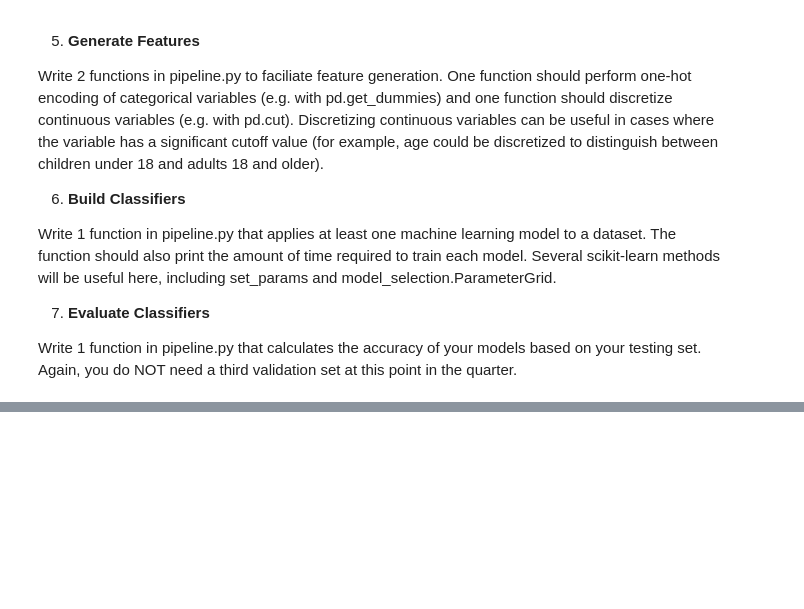
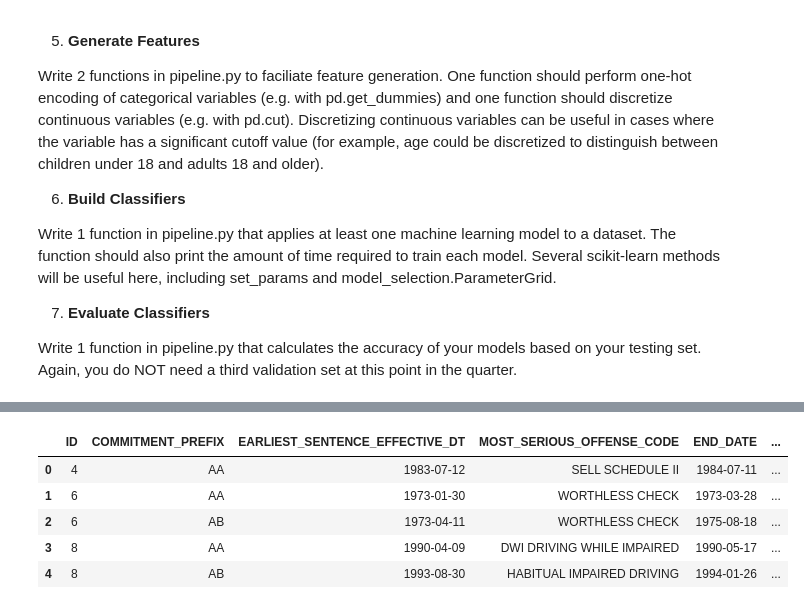
Before and after one commit to christi-liongson/covid_decarceration, a Jupyter notebook: files/features_split_preprocess.ipynb, the cells around one changed output, grey strips where cells are left out. Saved outputs shown, nothing was run; the diff lists cells and outputs as text; code cells hidden in the pictures; blank space fills up the shorter version.

```diff
--- a/files/features_split_preprocess.ipynb
+++ b/files/features_split_preprocess.ipynb
@@ -463,0 +521,23 @@ Write 1 function in pipeline.py that calculates the accuracy of your models base
+# %%
+# Most serious current offense v1
+#most_offenses = dataset_main_active.groupby("MOST_SERIOUS_OFFENSE_CODE").size().reset_index(name="count")
+most_offenses = dataset_main_active.groupby("MOST_SERIOUS_OFFENSE_CODE")['ID'].size().reset_index(name="count")
+most_offenses['PCT'] = most_offenses['count'] / dataset_main_active.shape[0]
+most_offenses = most_offenses.sort_values(by='PCT', ascending=False)
+most_offenses['CUMSUM'] = most_offenses['PCT'].cumsum()
+
+most_offenses['OFFENSE_CLEAN'] = most_offenses['MOST_SERIOUS_OFFENSE_CODE']
+most_offenses.loc[most_offenses['CUMSUM'] > 0.9,'OFFENSE_CLEAN'] = "OTHER"
+most_offenses = most_offenses.loc[:,['MOST_SERIOUS_OFFENSE_CODE','OFFENSE_CLEAN']]
+
+# Merge this back onto main dataset
+dataset_main_active = dataset_main_active.merge(most_offenses, how="left", on="MOST_SERIOUS_OFFENSE_CODE")
+# %%
+dataset_main_active.head()
+# %% [output]
+|  | ID | COMMITMENT_PREFIX | EARLIEST_SENTENCE_EFFECTIVE_DT | MOST_SERIOUS_OFFENSE_CODE | END_DATE | ... |
+| 0 | 4 | AA | 1983-07-12 | SELL SCHEDULE II | 1984-07-11 | ... |
+| 1 | 6 | AA | 1973-01-30 | WORTHLESS CHECK | 1973-03-28 | ... |
+| 2 | 6 | AB | 1973-04-11 | WORTHLESS CHECK | 1975-08-18 | ... |
+| 3 | 8 | AA | 1990-04-09 | DWI DRIVING WHILE IMPAIRED | 1990-05-17 | ... |
+| 4 | 8 | AB | 1993-08-30 | HABITUAL IMPAIRED DRIVING | 1994-01-26 | ... |
```
Also changed, not shown: parts of 18 cells of this notebook.
